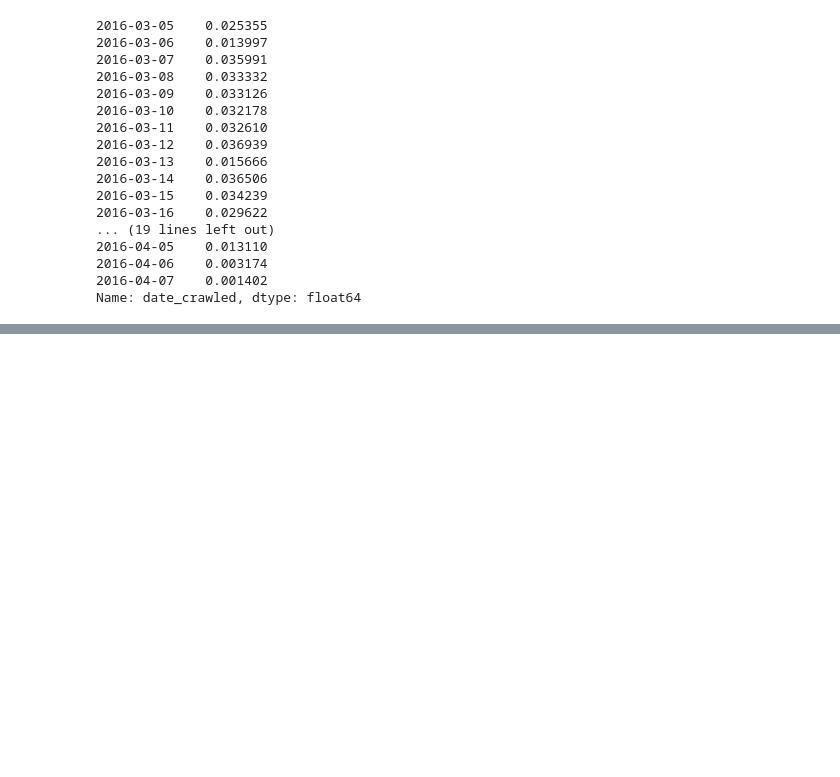
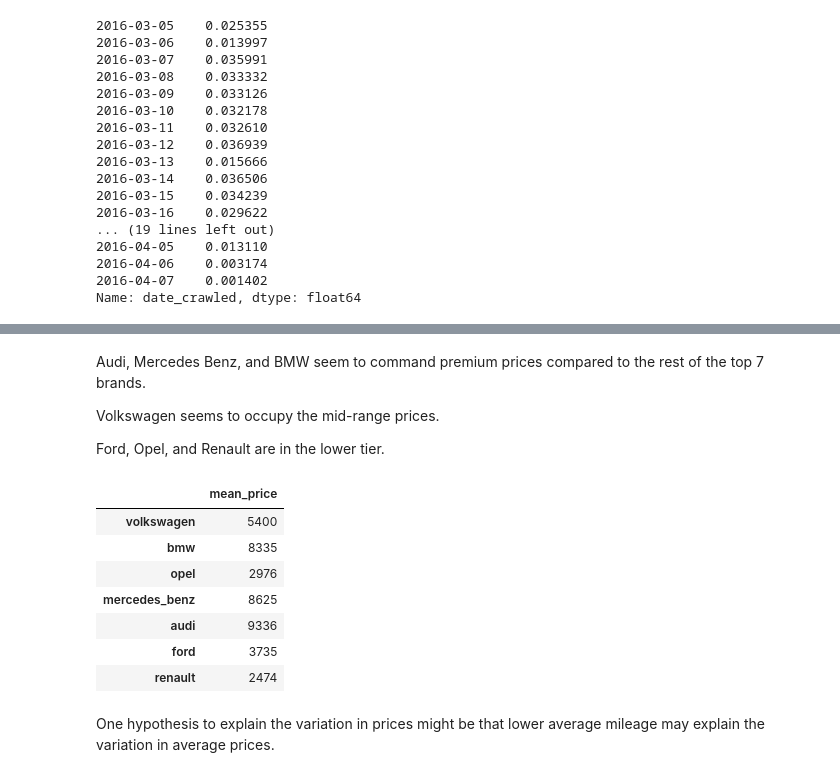
Before and after one commit to ra-scha/eBay-car-sales-insights, a Jupyter notebook: Turning Ebay Used Car Sales Data Into Insights.ipynb, the cells around one changed output, grey strips where cells are left out. Saved outputs shown, nothing was run; the diff lists cells and outputs as text; code cells hidden in the pictures; blank space fills up the shorter version.

```diff
--- a/Turning Ebay Used Car Sales Data Into Insights.ipynb
+++ b/Turning Ebay Used Car Sales Data Into Insights.ipynb
@@ -398,0 +495,4 @@ Name: date_crawled, dtype: float64
+# %%
+# change option to print all of the series
+
+pd.set_option("display.max_rows", None)
@@ -398,0 +579,2 @@ Name: date_crawled, dtype: float64
+# %%
+autos = autos[autos['registration_year'].between(1946, 2016)]
@@ -398,0 +666,21 @@ Name: date_crawled, dtype: float64
+# %% [markdown]
+Audi, Mercedes Benz, and BMW seem to command premium prices compared to the rest of the top 7 brands.
+
+Volkswagen seems to occupy the mid-range prices.
+
+Ford, Opel, and Renault are in the lower tier.
+# %%
+# convert this into into dataframe
+
+pd.DataFrame.from_dict(brand_mean_prices, orient = 'index', columns = ['mean_price'])
+# %% [output]
+|  | mean_price |
+| volkswagen | 5400 |
+| bmw | 8335 |
+| opel | 2976 |
+| mercedes_benz | 8625 |
+| audi | 9336 |
+| ford | 3735 |
+| renault | 2474 |
+# %% [markdown]
+One hypothesis to explain the variation in prices might be that lower average mileage may explain the variation in average prices.
```
Also changed, not shown: parts of 31 cells of this notebook.
